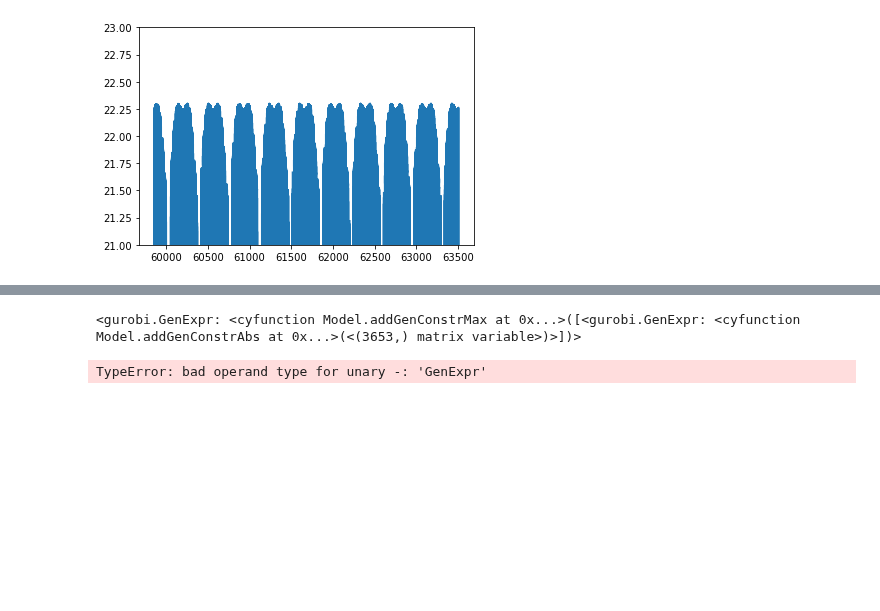
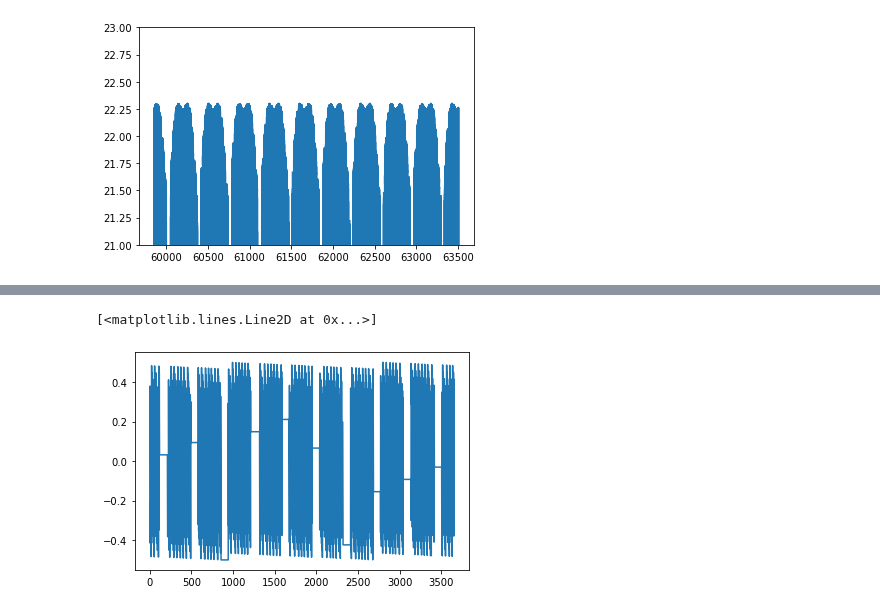
Before and after one commit to yoachim/21_Scratch, a Jupyter notebook: ddf_grid/single_ddf.ipynb, the cells around one changed output, grey strips where cells are left out. Saved outputs shown, nothing was run; the diff lists cells and outputs as text; code cells hidden in the pictures; blank space fills up the shorter version.

```diff
--- a/ddf_grid/single_ddf.ipynb
+++ b/ddf_grid/single_ddf.ipynb
@@ -39,9 +40,9 @@ Using license file /Users/yoachim/Dropbox/Apps/Gurobi/gurobi.lic
 ngrid = ddf_grid['mjd'].size
 sun_limit = np.radians(-18.)
 airmass_limit = 2.1
-sky_limit = 22.
+sky_limit = 21.5 #22.
 zeropoint = 25.0  # mags
-sequence_limit = 230
+sequence_limit = 400 #230
 pause_time = 13/24.  # days
 delta_t = ddf_grid['mjd'][1] - ddf_grid['mjd'][0]
 
@@ -57,7 +58,7 @@ airmass_mask[np.where(ddf_grid['DD:ELAISS1_airmass'] >= airmass_limit)] = 1
 
 sky_mask = np.zeros(ngrid, dtype=bool)
 sky_mask[np.where(ddf_grid['DD:ELAISS1_sky_g'] <= sky_limit)] = 1
-
+sky_mask[np.where(np.isnan(ddf_grid['DD:ELAISS1_sky_g']) == True)] = 1
 
 # Let's add the constraints
 m.addConstr(schedule @ sun_mask == 0)
@@ -65,7 +66,8 @@ m.addConstr(schedule @ airmass_mask == 0)
 m.addConstr(schedule @ sky_mask == 0)
 
 # limit the total number of ddf sequences
-m.addConstr(schedule.sum() <= sequence_limit)
+# HA! Need to set an exact number I think. Or maybe a range.
+m.addConstr(schedule.sum() == sequence_limit)
 
 
 # prevent a repeat sequence in a night
@@ -207,10 +238,5 @@ array([0.00000000e+00, 6.29791895e-02, 1.25958379e-01, ...,
 # %%
-gp.max_(gp.abs_(cumulative_diff))
+plt.plot(cumulative_diff.X)
 # %% [output]
-<gurobi.GenExpr: <cyfunction Model.addGenConstrMax at 0x...>([<gurobi.GenExpr: <cyfunction Model.addGenConstrAbs at 0x...>(<(3653,) matrix variable>)>])>
+[<matplotlib.lines.Line2D at 0x...>]
+[figure, added]
-# %%
-ks_stat = m.addMVar(1, vtype=GRB.CONTINUOUS)
-m.addConstr(ks_stat == gp.max_(gp.abs_(cumulative_diff[0])))
-m.setObjective(ks_stat, GRB.MINIMIZE)
-# %% [output]
-TypeError: bad operand type for unary -: 'GenExpr'
```
Also changed, not shown: parts of 23 cells of this notebook.
